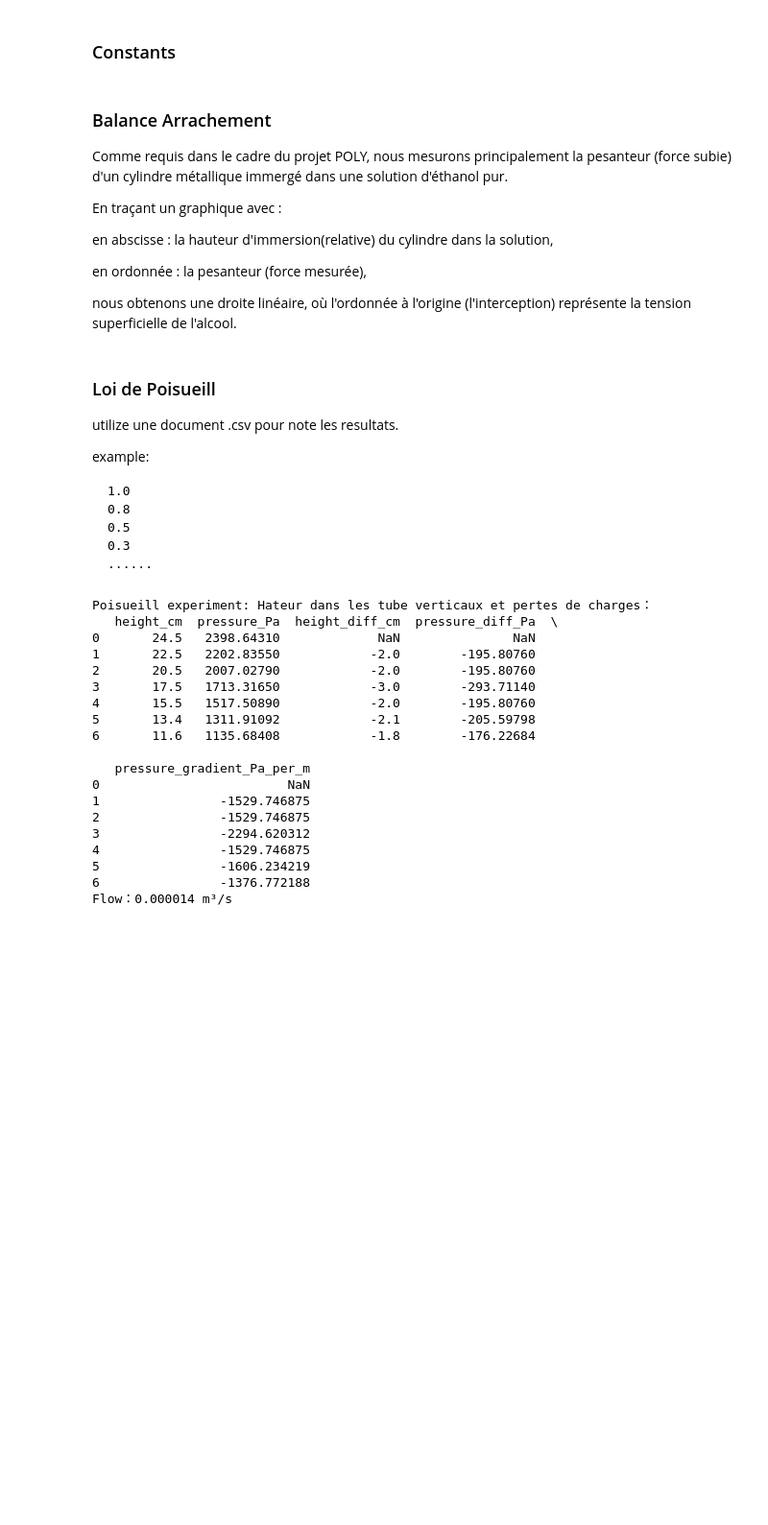
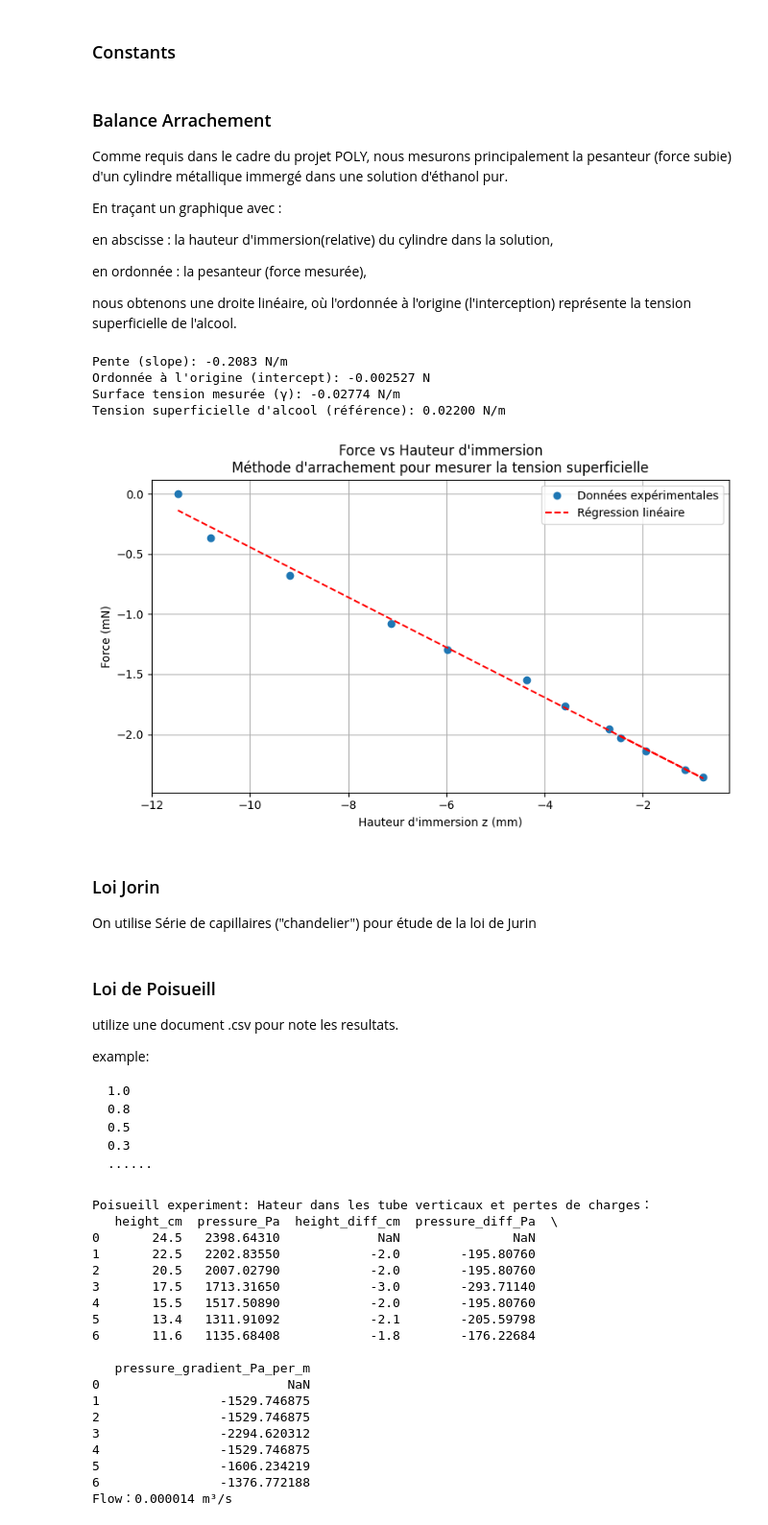
Before and after one commit to nbcongmingdan/TP-MMC-2025, a Jupyter notebook: Analyse_des_resultats.ipynb, the cells around one changed output. Shown at 96% size. Cells and saved outputs as stored; diff of their text form; code cells hidden in the pictures; blank space fills up the shorter version.

```diff
--- a/Analyse_des_resultats.ipynb
+++ b/Analyse_des_resultats.ipynb
@@ -48,6 +48,85 @@ en abscisse : la hauteur d'immersion(relative) du cylindre dans la solution,
 en ordonnée : la pesanteur (force mesurée),
 
 nous obtenons une droite linéaire, où l'ordonnée à l'origine (l'interception) représente la tension superficielle de l'alcool.
+# %%
+import pandas as pd
+import numpy as np
+import matplotlib.pyplot as plt
+from sklearn.linear_model import LinearRegression
+
+# ----------------------------
+# definition des constantes
+# ----------------------------
+g = 9.81  # m/s²
+rho_alcohol = 789.0  # kg/m³
+tension_superficielle_alcool = 0.022  # N/m (référence)
+
+# Dimensions du cylindre
+D_ext = 15.06e-3  # diamètre extérieur (m)
+D_int = 13.94e-3  # diamètre intérieur (m)
+
+# Calcul du périmètre
+perimetre = np.pi * (D_ext + D_int)
+
+# ----------------------------
+# Lecture des données
+# ----------------------------
+# Assurez-vous que le fichier CSV est dans le même répertoire que ce script
+df = pd.read_csv('balance_arra.csv', header=None, names=['z_mm', 'mass_g'])
+
+# Conversion des unités
+df['z_m'] = df['z_mm'] / 1000
+df['force_N'] = df['mass_g'] / 1000 * g  # F = m g
+df['force_mn'] = df['force_N'] * 1000  # Conversion en mN
+
+# ----------------------------
+# Régression linéaire
+# ----------------------------
+X = df[['z_m']].values
+y = df['force_N'].values
+
+model = LinearRegression()
+model.fit(X, y)
+
+slope = model.coef_[0]
+intercept = model.intercept_  # ordonnée à l'origine
+
+# ----------------------------
+# Calcul de la tension superficielle
+# ----------------------------
+gamma_exp = intercept / perimetre
+
+# ----------------------------
+# Calcul de la tension superficielle
+# ----------------------------
+print(f"Pente (slope): {slope:.4f} N/m")
+print(f"Ordonnée à l'origine (intercept): {intercept:.6f} N")
+print(f"Surface tension mesurée (γ): {gamma_exp:.5f} N/m")
+print(f"Tension superficielle d'alcool (référence): {tension_superficielle_alcool:.5f} N/m")
+
+# ----------------------------
+# 绘图
+# ----------------------------
+plt.figure(figsize=(8, 5))
+plt.plot(df['z_mm'], df['force_mn'], 'o', label='Données expérimentales')
+plt.plot(df['z_mm'], model.predict(X)* 1000, 'r--', label='Régression linéaire')
+plt.xlabel("Hauteur d'immersion z (mm)")
+plt.ylabel("Force (mN)")
+plt.title("Force vs Hauteur d'immersion\nMéthode d'arrachement pour mesurer la tension superficielle")
+plt.legend()
+plt.grid(True)
+plt.tight_layout()
+plt.show()
+# %% [output]
+Pente (slope): -0.2083 N/m
+Ordonnée à l'origine (intercept): -0.002527 N
+Surface tension mesurée (γ): -0.02774 N/m
+Tension superficielle d'alcool (référence): 0.02200 N/m
+[figure, added]
+# %% [markdown]
+### Loi Jorin
+
+On utilise  Série de capillaires ("chandelier") pour étude de la loi de Jurin
 # %% [markdown]
 ### Loi de Poisueill
 
```
Also changed, not shown: parts of 1 cell of this notebook, 5 other files.
